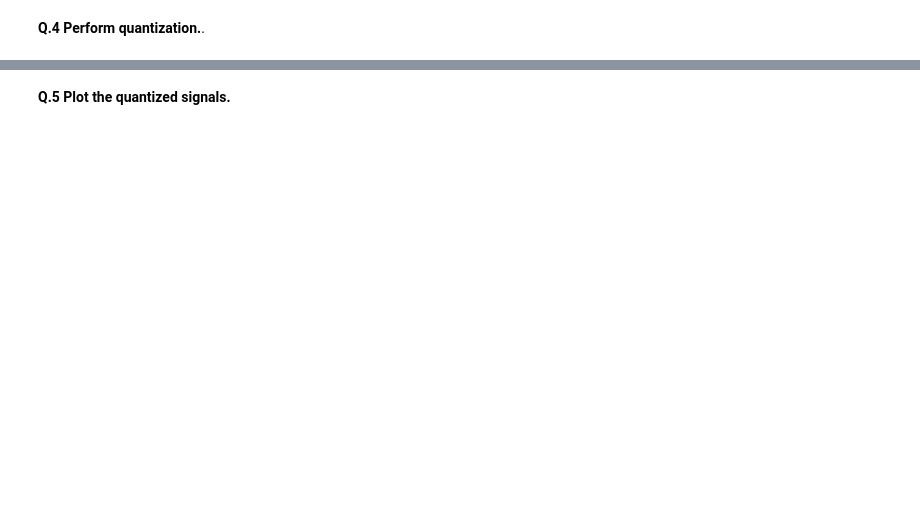
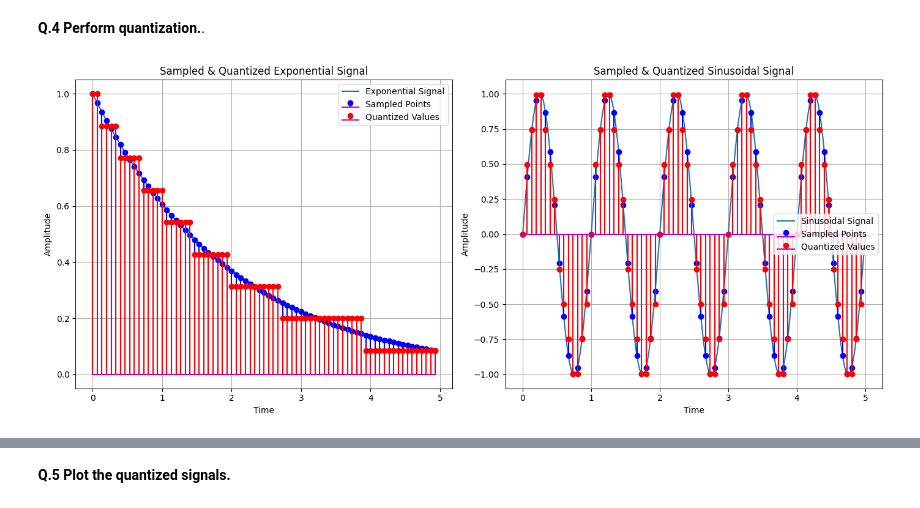
Before and after one commit to justsaumit/MCC, a Jupyter notebook: Lab01/Lab01-Sampling_and_Quantization.ipynb, the cells around one changed output, grey strips where cells are left out. Saved outputs shown, nothing was run; the diff lists cells and outputs as text; code cells hidden in the pictures; blank space fills up the shorter version.

```diff
--- a/Lab01/Lab01-Sampling_and_Quantization.ipynb
+++ b/Lab01/Lab01-Sampling_and_Quantization.ipynb
@@ -114,5 +119,52 @@ plt.show()
 # %% [markdown]
 **Q.4 Perform quantization.**.
+# %%
+# Function to quantize a signal to a specified number of levels
+def quantize(signal, levels):
+    max_amplitude = np.max(signal)
+    min_amplitude = np.min(signal)
+    step_size = (max_amplitude - min_amplitude) / levels
+    # Apply quantization: round the scaled signal to the nearest step and then scale back
+    quantized_signal = np.round((signal - min_amplitude) / step_size) * step_size + min_amplitude
+    return quantized_signal
+
+# Input the number of quantization bits
+bits = int(input("Enter the number of quantization bits: "))
+levels = 2 ** bits
+
+# Quantize the sampled exponential and sinusoidal signals
+quantized_exp_signal = quantize(exp_signal_sampled, levels)
+quantized_sin_signal = quantize(sin_signal_sampled, levels)
+
+# Plotting
+plt.figure(figsize=(14, 6))
+
+# Left subplot for sampled and quantized exponential signal
+plt.subplot(1, 2, 1)
+plt.plot(time, exponential_signal, label='Exponential Signal')
+plt.stem(t_sampled, exp_signal_sampled, 'b', markerfmt='bo', basefmt="m", linefmt='b', label='Sampled Points')
+plt.stem(t_sampled, quantized_exp_signal, 'r', markerfmt='ro', basefmt="m", linefmt='r', label='Quantized Values')
+plt.title('Sampled & Quantized Exponential Signal')
+plt.xlabel('Time')
+plt.ylabel('Amplitude')
+plt.grid(True)
+plt.legend()
+
+# Right subplot for sampled and quantized  signal
+plt.subplot(1, 2, 2)
+plt.plot(time_sin, sinusoidal_signal, label='Sinusoidal Signal')
+plt.stem(t_sampled_sin, sin_signal_sampled, 'b', markerfmt='bo', basefmt="m", linefmt='b', label='Sampled Points')
+plt.stem(t_sampled_sin, quantized_sin_signal, 'r', markerfmt='ro', basefmt="m", linefmt='r', label='Quantized Values')
+plt.title('Sampled & Quantized Sinusoidal Signal')
+plt.xlabel('Time')
+plt.ylabel('Amplitude')
+plt.grid(True)
+plt.legend()
+
+plt.tight_layout()
+plt.show()
+# %% [output]
+[figure, added]
 # %%
 def quantize(signal, levels):
     max_amplitude = np.max(signal)
```
Also changed, not shown: parts of 6 cells of this notebook.
